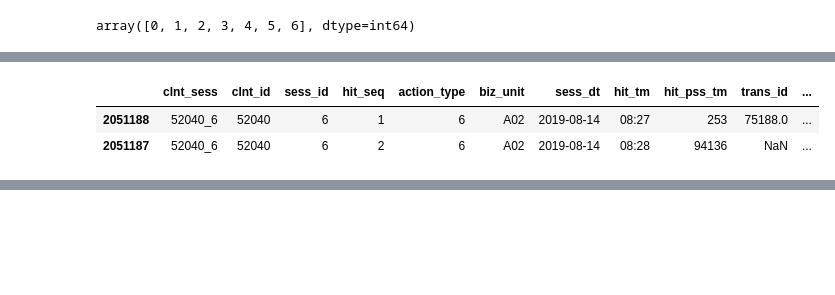
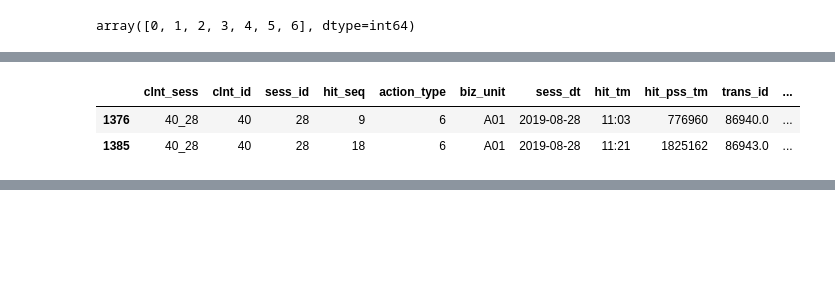
Before and after one commit to PEBpung/Lpoint-Hackathon, a Jupyter notebook: KM/201201_EDA2_km.ipynb, the cells around one changed output, grey strips where cells are left out. Saved outputs shown, nothing was run; the diff lists cells and outputs as text; code cells hidden in the pictures.

```diff
--- a/KM/201201_EDA2_km.ipynb
+++ b/KM/201201_EDA2_km.ipynb
@@ -970,8 +1106,8 @@ array([6, 7], dtype=int64)
 # %%
 # 해당 데이터를 살펴보면 실제로 raw_data1_Online_Act 테이블에서 action_type=6, 7인 경우 trans_id에서 생성되고 있음을 확인 가능
-raw_data1_Online_Act[(raw_data1_Online_Act['clnt_sess']=='52040_6')&
+raw_data1_Online_Act[(raw_data1_Online_Act['clnt_sess']=='40_28')&
                     (raw_data1_Online_Act['action_type']==6)].sort_values(by='hit_seq')[:50]
 # %% [output]
 |  | clnt_sess | clnt_id | sess_id | hit_seq | action_type | biz_unit | sess_dt | hit_tm | hit_pss_tm | trans_id | ... |
-| 2051188 | 52040_6 | 52040 | 6 | 1 | 6 | A02 | 2019-08-14 | 08:27 | 253 | 75188.0 | ... |
-| 2051187 | 52040_6 | 52040 | 6 | 2 | 6 | A02 | 2019-08-14 | 08:28 | 94136 | NaN | ... |
+| 1376 | 40_28 | 40 | 28 | 9 | 6 | A01 | 2019-08-28 | 11:03 | 776960 | 86940.0 | ... |
+| 1385 | 40_28 | 40 | 28 | 18 | 6 | A01 | 2019-08-28 | 11:21 | 1825162 | 86943.0 | ... |
```
Also changed, not shown: parts of 44 cells of this notebook.
